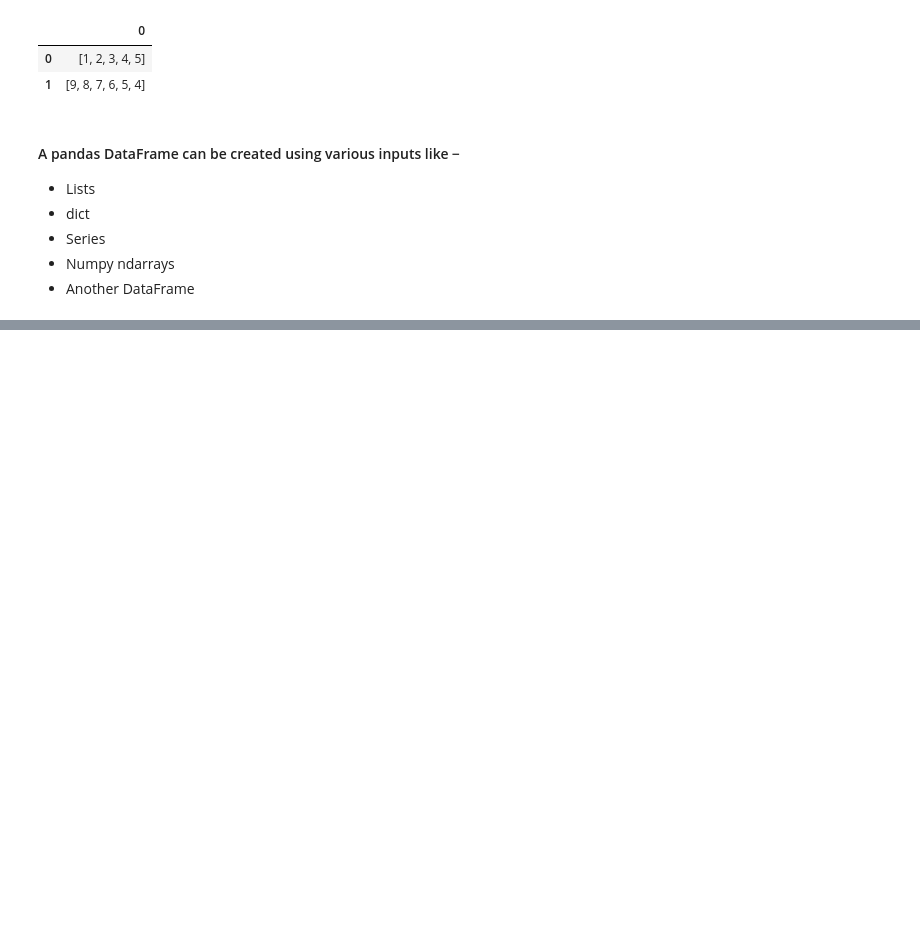
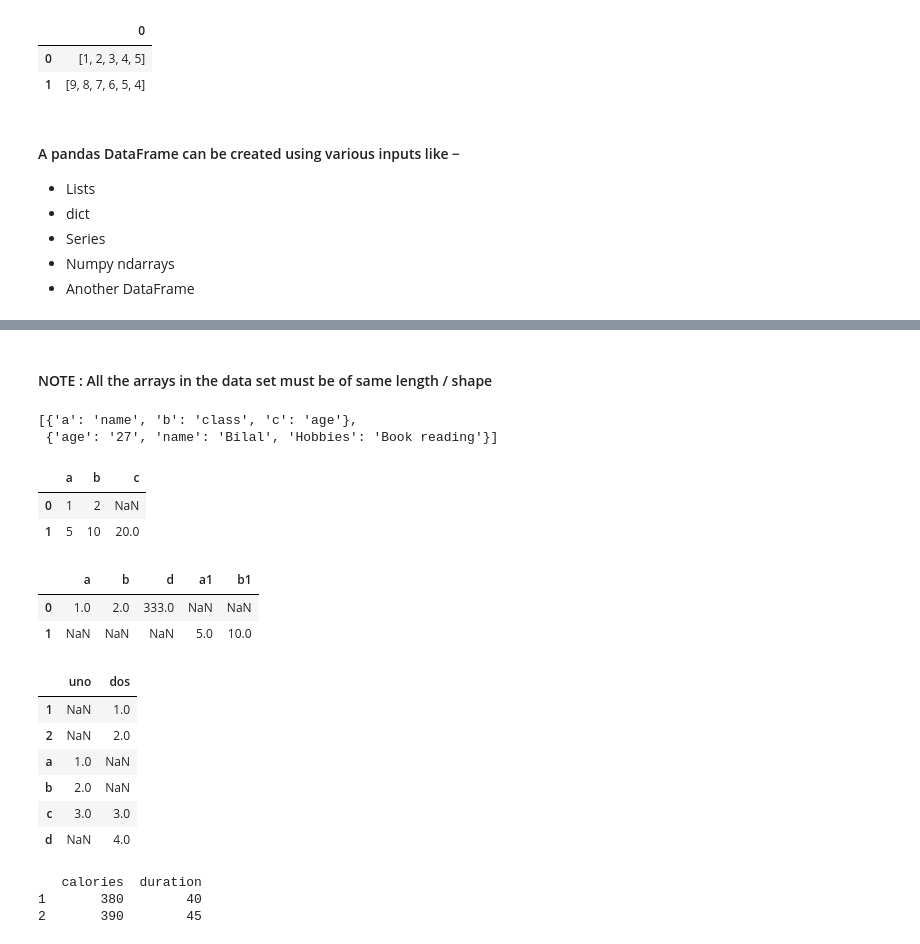
Before and after one commit to BilalSaeed06/pandas_in_vscode, a Jupyter notebook: pandas_practice.ipynb, the cells around one changed output, grey strips where cells are left out. Cells and saved outputs as stored; diff of their text form; code cells hidden in the pictures; blank space fills up the shorter version.

```diff
--- a/pandas_practice.ipynb
+++ b/pandas_practice.ipynb
@@ -104,0 +126,66 @@ df
+# %% [markdown]
+#### NOTE : All the arrays in the data set must be of same length / shape
+# %%
+a = [{'a':'name','b':'class','c':'age'},{'age':'27','name':'Bilal','Hobbies':'Book reading'}]
+a
+# %% [output]
+[{'a': 'name', 'b': 'class', 'c': 'age'},
+ {'age': '27', 'name': 'Bilal', 'Hobbies': 'Book reading'}]
+# %%
+import pandas as pd
+data = [{'a': 1, 'b': 2},{'a': 5, 'b': 10, 'c': 20}]
+df = pd.DataFrame(data)
+df
+# %% [output]
+|  | a | b | c |
+| 0 | 1 | 2 | NaN |
+| 1 | 5 | 10 | 20.0 |
+# %%
+import pandas as pd
+data = [{'a': 1, 'b': 2,'d':333},{'a1': 5, 'b1': 10}]
+
+#With two column indices, values same as dictionary keys
+df1 = pd.DataFrame(data, index=['first', 'second'], columns=['a', 'b'])
+
+#With two column indices with one index with other name
+df2 = pd.DataFrame(data)
+df1
+df2
+# %% [output]
+|  | a | b | d | a1 | b1 |
+| 0 | 1.0 | 2.0 | 333.0 | NaN | NaN |
+| 1 | NaN | NaN | NaN | 5.0 | 10.0 |
+# %%
+# Create a DataFrame from Dict of Series
+
+import pandas as pd
+
+d = {'uno' : pd.Series([1, 2, 3], index=['a', 'b', 'c']),
+   'dos' : pd.Series([1, 2, 3, 4], index=['1', '2', 'c', 'd'])}
+
+df = pd.DataFrame(d,columns=['uno','dos'])
+df
+# %% [output]
+|  | uno | dos |
+| 1 | NaN | 1.0 |
+| 2 | NaN | 2.0 |
+| a | 1.0 | NaN |
+| b | 2.0 | NaN |
+| c | 3.0 | 3.0 |
+| d | NaN | 4.0 |
+# %%
+import pandas as pd
+
+data = {
+  "calories": [420, 380, 390],
+  "duration": [50, 40, 45]
+}
+
+#load data into a DataFrame object:
+df = pd.DataFrame(data)
+
+print(df.loc[[1,2]])
+# %% [output]
+   calories  duration
+1       380        40
+2       390        45
```
Also changed, not shown: parts of 10 cells of this notebook, 3 other files.
